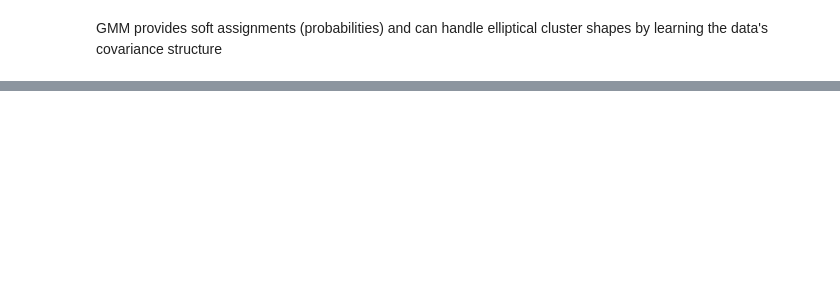
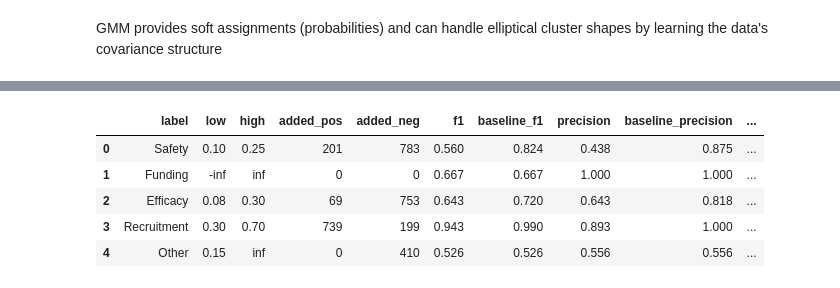
Before and after one commit to anihadagali7/AML-Midterm, a Jupyter notebook: part1/part1.ipynb, the cells around one changed output, grey strips where cells are left out. Cells and saved outputs as stored; diff of their text form; code cells hidden in the pictures; blank space fills up the shorter version.

Commit message:
Eval function, baseline, and GMM performance evaluation

```diff
--- a/part1/part1.ipynb
+++ b/part1/part1.ipynb
@@ -124,3 +162,23 @@ df_train1.describe()
 | 50% | 2006.000000 | 0.006521 | -0.001961 | 0.003172 | 0.003009 | -0.006750 | -0.002973 | -0.004823 | -0.000586 | 0.001945 | -0.002970 | ... |
 | 75% | 2008.000000 | 0.025126 | 0.032806 | 0.030253 | 0.030864 | 0.017809 | 0.032835 | 0.048561 | 0.022538 | 0.032346 | 0.028146 | ... |
 | max | 2010.000000 | 0.151628 | 0.148549 | 0.195620 | 0.151984 | 0.160569 | 0.173024 | 0.155495 | 0.101688 | 0.117389 | 0.142735 | ... |
+# %%
+# Measure baseline
+from sklearn.linear_model import LogisticRegression
+
+labeled = df_train1["Safety"] != -100
+
+# Fit the scaler on train only, then apply it to validation
+scaler = StandardScaler().fit(df_train1[emb_features])
+X_train = scaler.transform(df_labeled_embs := df_train1.loc[labeled, emb_features])
+X_val = scaler.transform(df_valid1[emb_features])
+
+# Train one yes/no classifier per label
+val_preds = np.column_stack([
+    LogisticRegression(C=1, max_iter=2000, class_weight="balanced")
+    .fit(X_train, df_train1.loc[labeled, label])
+    .predict(X_val)
+    for label in LABELS
+])
+
+evaluate(df_valid1[LABELS], val_preds, name="LR baseline")
@@ -143,0 +307,38 @@ f1_score(y, y_pred, pos_label=1)
+# %%
+# (low, high) per label. -inf or inf means that side generates no labels.
+cutoffs = {
+    "Safety": (0.1, 0.25),
+    "Funding": (-np.inf, np.inf),   # no usable signal, so true labels only
+    "Efficacy": (0.08, 0.3),
+    "Recruitment": (0.3, 0.7),
+    "Other": (0.15, np.inf),        # confident 0s only
+}
+
+rows = []
+for j, label in enumerate(LABELS):
+    low, high = cutoffs[label]
+    result = score_cutoffs(j, low, high)
+    baseline = score_cutoffs(j, -np.inf, np.inf)  # true labels only
+    rows.append({
+        "label": label,
+        "low": low,
+        "high": high,
+        "added_pos": result["added_pos"],
+        "added_neg": result["added_neg"],
+        "f1": result["f1"],
+        "baseline_f1": baseline["f1"],
+        "precision": result["precision"],
+        "baseline_precision": baseline["precision"],
+        "recall": result["recall"],
+        "baseline_recall": baseline["recall"],
+        **check_cutoffs(j, low, high),
+    })
+
+pd.DataFrame(rows).round(3)
+# %% [output]
+|  | label | low | high | added_pos | added_neg | f1 | baseline_f1 | precision | baseline_precision | ... |
+| 0 | Safety | 0.10 | 0.25 | 201 | 783 | 0.560 | 0.824 | 0.438 | 0.875 | ... |
+| 1 | Funding | -inf | inf | 0 | 0 | 0.667 | 0.667 | 1.000 | 1.000 | ... |
+| 2 | Efficacy | 0.08 | 0.30 | 69 | 753 | 0.643 | 0.720 | 0.643 | 0.818 | ... |
+| 3 | Recruitment | 0.30 | 0.70 | 739 | 199 | 0.943 | 0.990 | 0.893 | 1.000 | ... |
+| 4 | Other | 0.15 | inf | 0 | 410 | 0.526 | 0.526 | 0.556 | 0.556 | ... |
```
Also changed, not shown: parts of 10 cells of this notebook.
